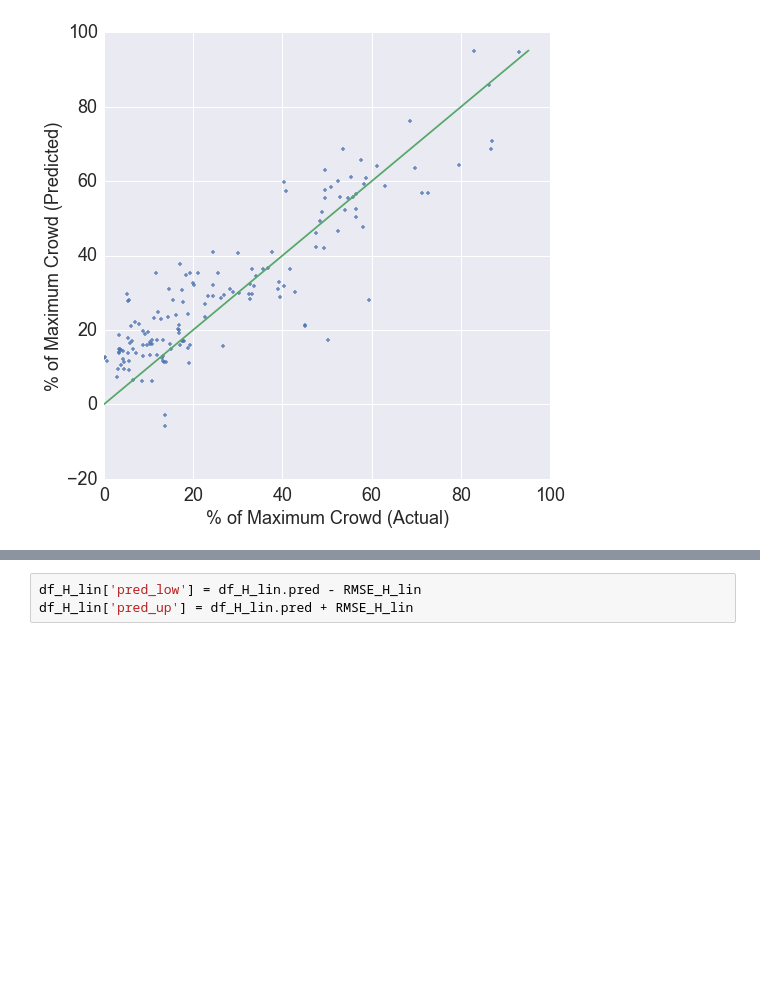
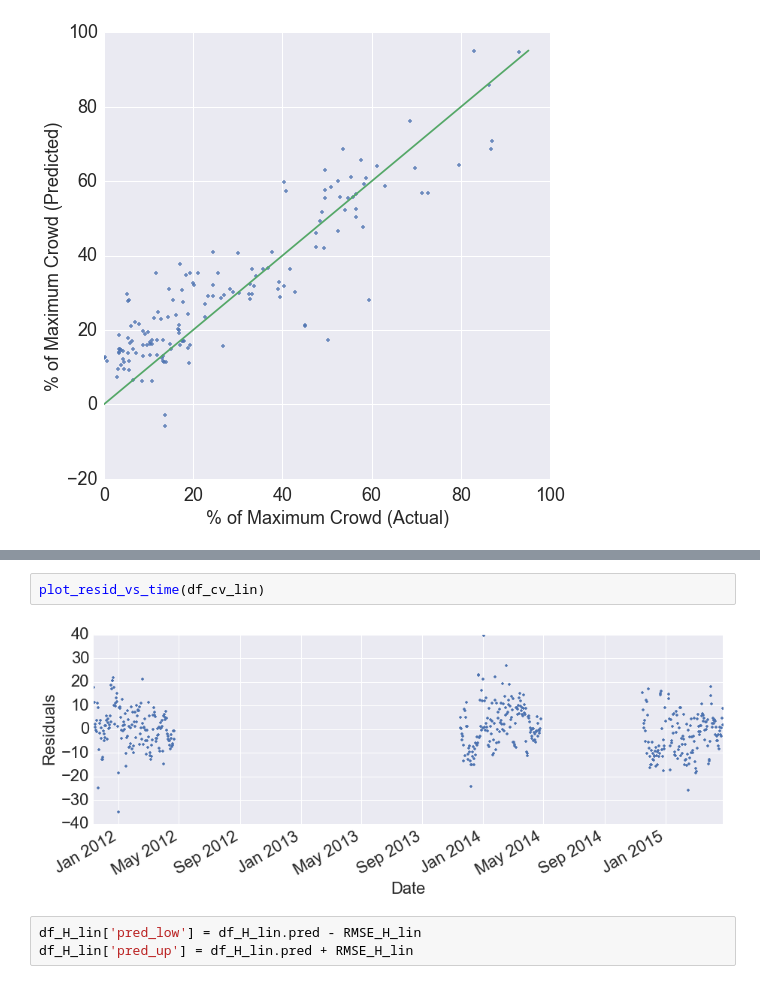
Before and after one commit to balmandhunter/ski_in_solitude, a Jupyter notebook: crowd_model.ipynb, the cells around one changed output, grey strips where cells are left out. Drawn from its saved outputs; the diff is of its cells as text; blank space fills up the shorter version.

```diff
--- a/crowd_model.ipynb
+++ b/crowd_model.ipynb
@@ -175,3 +222,7 @@ plot_fitted_and_ref_vs_time(df_H_lin, ref_column, ['2012-11-1 00:00:00', '2013-0
+# %%
+plot_resid_vs_time(df_cv_lin)
+# %% [output]
+[figure, added]
 # %%
 df_H_lin['pred_low'] = df_H_lin.pred - RMSE_H_lin
 df_H_lin['pred_up'] = df_H_lin.pred + RMSE_H_lin
```
Also changed, not shown: parts of 15 cells of this notebook, 3 other files.
